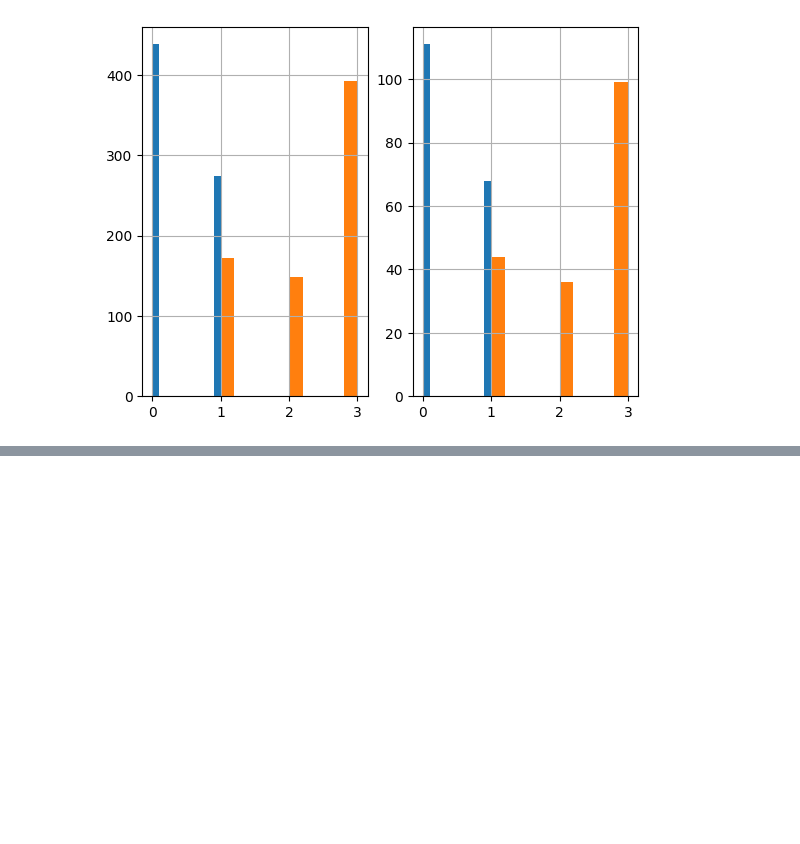
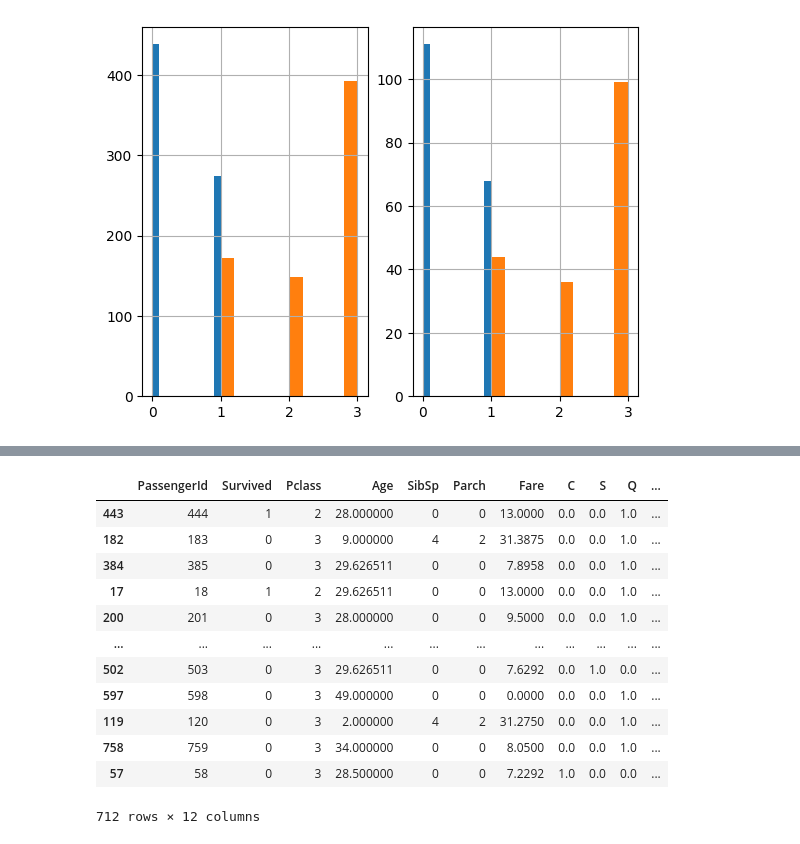
Before and after one commit to prnjxl/titanic-survival-prediction, a Jupyter notebook: titanic_survival_prediction.ipynb, the cells around one changed output, grey strips where cells are left out. Cells and saved outputs as stored; diff of their text form; code cells hidden in the pictures; blank space fills up the shorter version.

Commit message:
progress before model training

```diff
--- a/titanic_survival_prediction.ipynb
+++ b/titanic_survival_prediction.ipynb
@@ -102,0 +130,54 @@ memory usage: 72.3+ KB
+# %%
+from sklearn.preprocessing import OneHotEncoder
+
+class FeatureEncoder(BaseEstimator, TransformerMixin):
+  def fit(self, X, y=None):
+    return self
+
+  def transform(self, X):
+    encoder = OneHotEncoder()
+    matrix = encoder.fit_transform(X[['Embarked']]).toarray()
+
+    column_names = ["C", "S", "Q", "N"]
+    for i in range(len(matrix.T)):
+      X[column_names[i]] = matrix.T[i]
+
+    matrix = encoder.fit_transform(X[['Sex']]).toarray()
+
+    column_names = ["Female", "Male"]
+    for i in range(len(matrix.T)):
+      X[column_names[i]] = matrix.T[i]
+
+    return X
+# %%
+class FeatureDropper(BaseEstimator, TransformerMixin):
+  def fit(self, X, y=None):
+    return self
+
+  def transform(self, X):
+    return X.drop(["Embarked", "Name", "Ticket", "Cabin", "Sex", "N"], axis=1, errors="ignore")
+    #we already have the new hot encoded 'Embarked' and 'Sex' column so dropping the old ones
+# %%
+from sklearn.pipeline import Pipeline
+
+pipeline = Pipeline([("ageimputer", AgeImputer()),
+                     ("featureencoder", FeatureEncoder()),
+                     ("featuredropper", FeatureDropper())])
+# %%
+strat_train_set = pipeline.fit_transform(strat_train_set)
+# %%
+strat_train_set
+# %% [output]
+|  | PassengerId | Survived | Pclass | Age | SibSp | Parch | Fare | C | S | Q | ... |
+| 443 | 444 | 1 | 2 | 28.000000 | 0 | 0 | 13.0000 | 0.0 | 0.0 | 1.0 | ... |
+| 182 | 183 | 0 | 3 | 9.000000 | 4 | 2 | 31.3875 | 0.0 | 0.0 | 1.0 | ... |
+| 384 | 385 | 0 | 3 | 29.626511 | 0 | 0 | 7.8958 | 0.0 | 0.0 | 1.0 | ... |
+| 17 | 18 | 1 | 2 | 29.626511 | 0 | 0 | 13.0000 | 0.0 | 0.0 | 1.0 | ... |
+| 200 | 201 | 0 | 3 | 28.000000 | 0 | 0 | 9.5000 | 0.0 | 0.0 | 1.0 | ... |
+| ... | ... | ... | ... | ... | ... | ... | ... | ... | ... | ... | ... |
+| 502 | 503 | 0 | 3 | 29.626511 | 0 | 0 | 7.6292 | 0.0 | 1.0 | 0.0 | ... |
+| 597 | 598 | 0 | 3 | 49.000000 | 0 | 0 | 0.0000 | 0.0 | 0.0 | 1.0 | ... |
+| 119 | 120 | 0 | 3 | 2.000000 | 4 | 2 | 31.2750 | 0.0 | 0.0 | 1.0 | ... |
+| 758 | 759 | 0 | 3 | 34.000000 | 0 | 0 | 8.0500 | 0.0 | 0.0 | 1.0 | ... |
+| 57 | 58 | 0 | 3 | 28.500000 | 0 | 0 | 7.2292 | 1.0 | 0.0 | 0.0 | ... |
+712 rows × 12 columns
```
Also changed, not shown: parts of 11 cells of this notebook.
